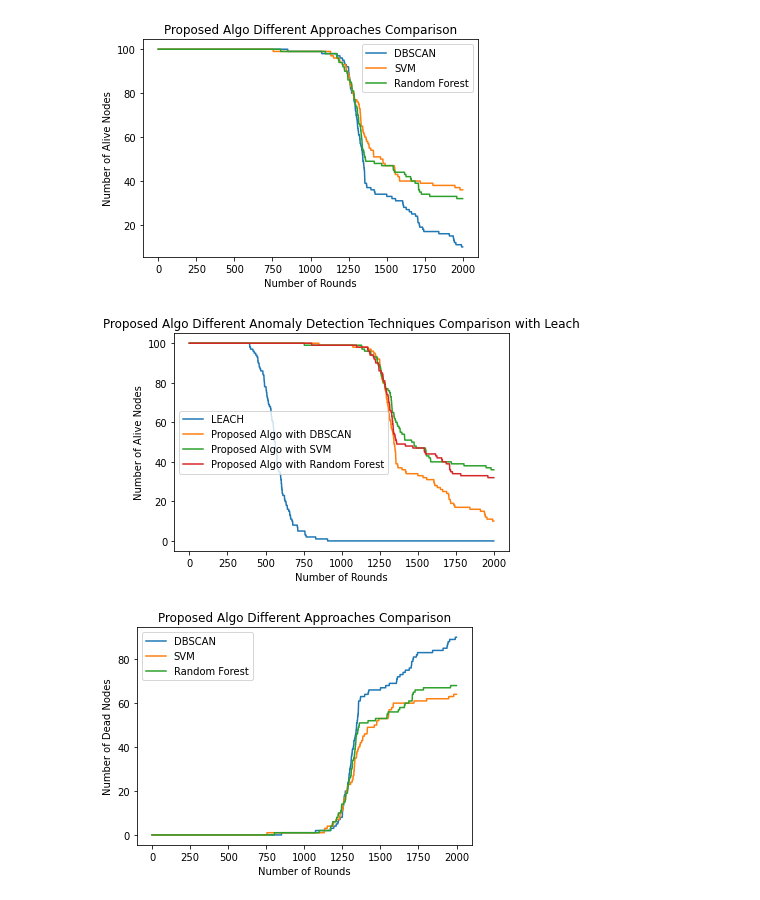
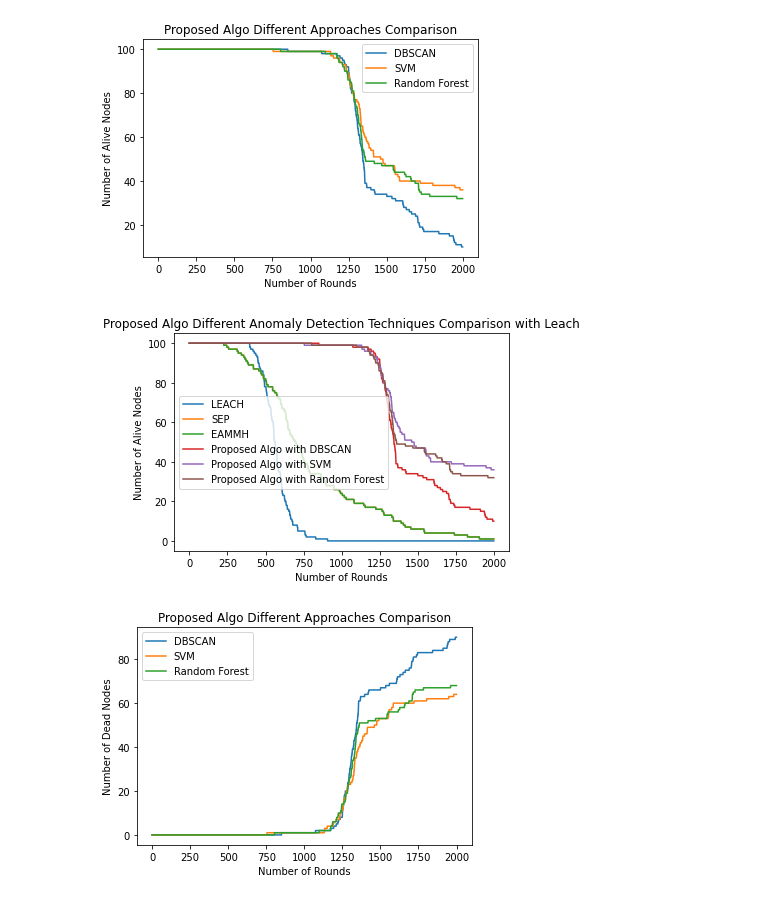
Before and after one commit to goyalgitesh/ResearchWorkWSN, a Jupyter notebook: ImplementedGWO/graphs.ipynb, the cells around one changed output. Saved outputs shown, nothing was run; the diff lists cells and outputs as text; code cells hidden in the pictures.

```diff
--- a/ImplementedGWO/graphs.ipynb
+++ b/ImplementedGWO/graphs.ipynb
@@ -50,14 +65,16 @@ AliveNodesRand = [100, 100, 100, 100, 100, 100, 100, 100, 100, 100, 100, 100, 10
 plt.plot(xr,AliveNodesLeach,label='LEACH')
+plt.plot(xr,SEPAliveNodes,label='SEP')
+plt.plot(xr,EAMMHAliveNodes,label='EAMMH')
 plt.plot(xr,AliveNodesDB,label='Proposed Algo with DBSCAN')
 plt.plot(xr,AliveNodesSVM,label='Proposed Algo with SVM')
 plt.plot(xr,AliveNodesRand,label='Proposed Algo with Random Forest')
 plt.xlabel('Number of Rounds')
 plt.ylabel('Number of Alive Nodes')
 plt.title('Proposed Algo Different Anomaly Detection Techniques Comparison with Leach')
 plt.legend()
 plt.show()
 # %% [output]
-[figure, old version]
+[figure, new version]
 # %%
 # At 0.5 J (DeadNodes)
 xr = np.arange(0,2000,1)
```
Also changed, not shown: parts of 6 cells of this notebook, 8 other files.
